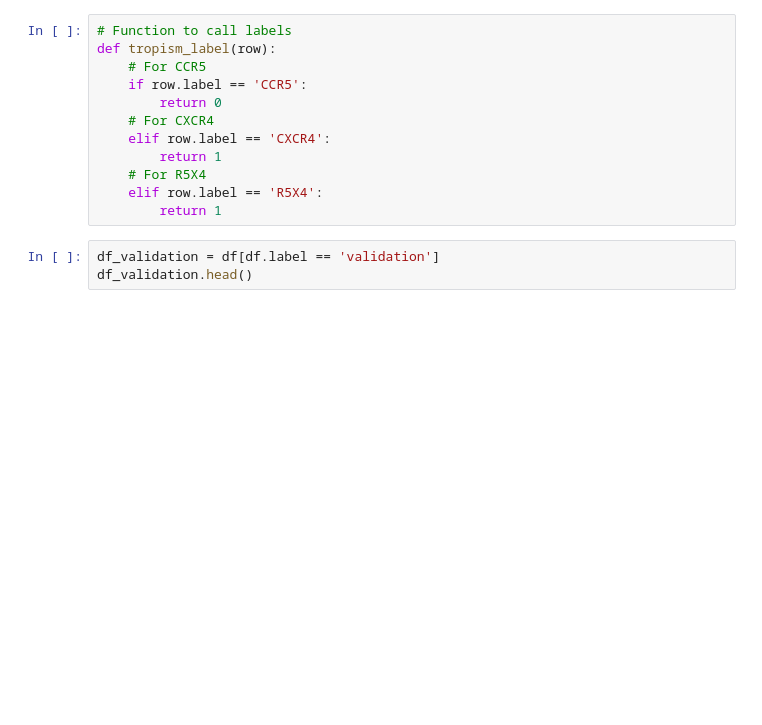
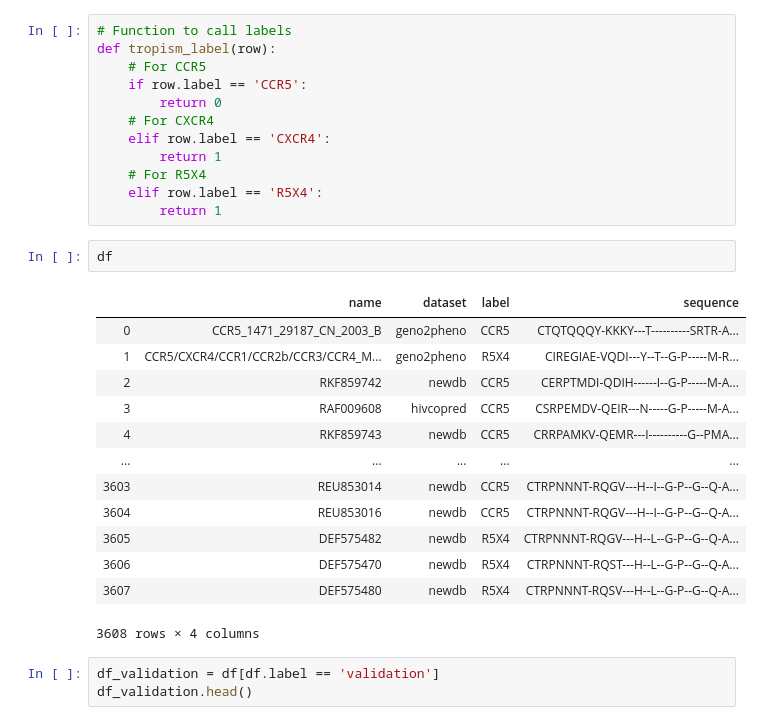
Before and after one commit to GabrielSGoncalves/DeepTropism, a Jupyter notebook: DeepTropism_study.ipynb, the cells around one changed output. Drawn from its saved outputs; the diff is of its cells as text; blank space fills up the shorter version.

```diff
--- a/DeepTropism_study.ipynb
+++ b/DeepTropism_study.ipynb
@@ -403,6 +415,22 @@ def tropism_label(row):
     # For R5X4
     elif row.label == 'R5X4':
         return 1
+# %%
+df
+# %% [output]
+|  | name | dataset | label | sequence |
+| 0 | CCR5_1471_29187_CN_2003_B | geno2pheno | CCR5 | CTQTQQQY-KKKY---T----------SRTR-A... |
+| 1 | CCR5/CXCR4/CCR1/CCR2b/CCR3/CCR4_M... | geno2pheno | R5X4 | CIREGIAE-VQDI---Y--T--G-P-----M-R... |
+| 2 | RKF859742 | newdb | CCR5 | CERPTMDI-QDIH------I--G-P-----M-A... |
+| 3 | RAF009608 | hivcopred | CCR5 | CSRPEMDV-QEIR---N-----G-P-----M-A... |
+| 4 | RKF859743 | newdb | CCR5 | CRRPAMKV-QEMR---I----------G--PMA... |
+| ... | ... | ... | ... | ... |
+| 3603 | REU853014 | newdb | CCR5 | CTRPNNNT-RQGV---H--I--G-P--G--Q-A... |
+| 3604 | REU853016 | newdb | CCR5 | CTRPNNNT-RQGV---H--I--G-P--G--Q-A... |
+| 3605 | DEF575482 | newdb | R5X4 | CTRPNNNT-RQGV---H--L--G-P--G--Q-A... |
+| 3606 | DEF575470 | newdb | R5X4 | CTRPNNNT-RQST---H--L--G-P--G--Q-A... |
+| 3607 | DEF575480 | newdb | R5X4 | CTRPNNNT-RQSV---H--L--G-P--G--Q-A... |
+3608 rows × 4 columns
 # %%
 df_validation = df[df.label == 'validation']
 df_validation.head()
```
Also changed, not shown: parts of 54 cells of this notebook, 9 other files.
